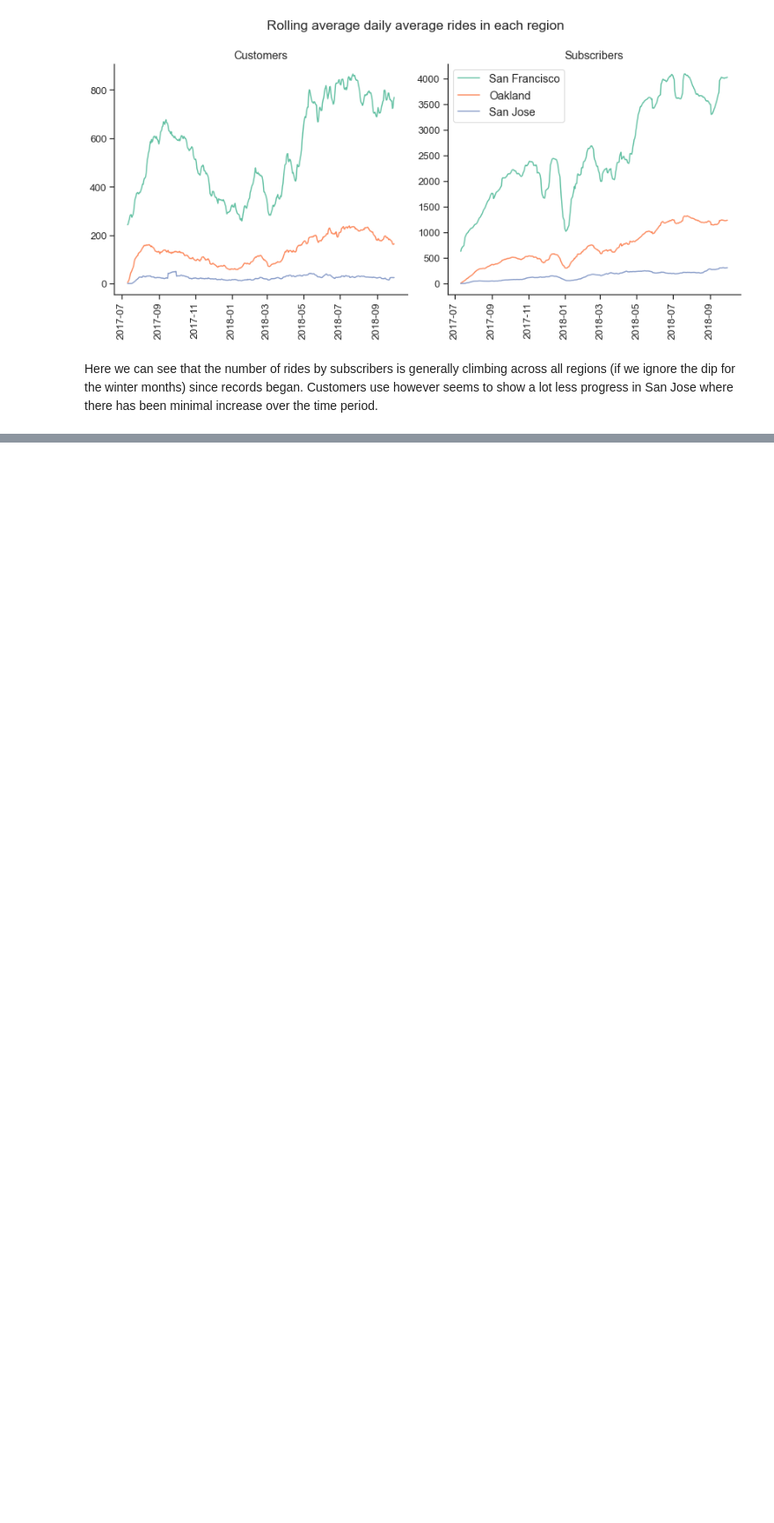
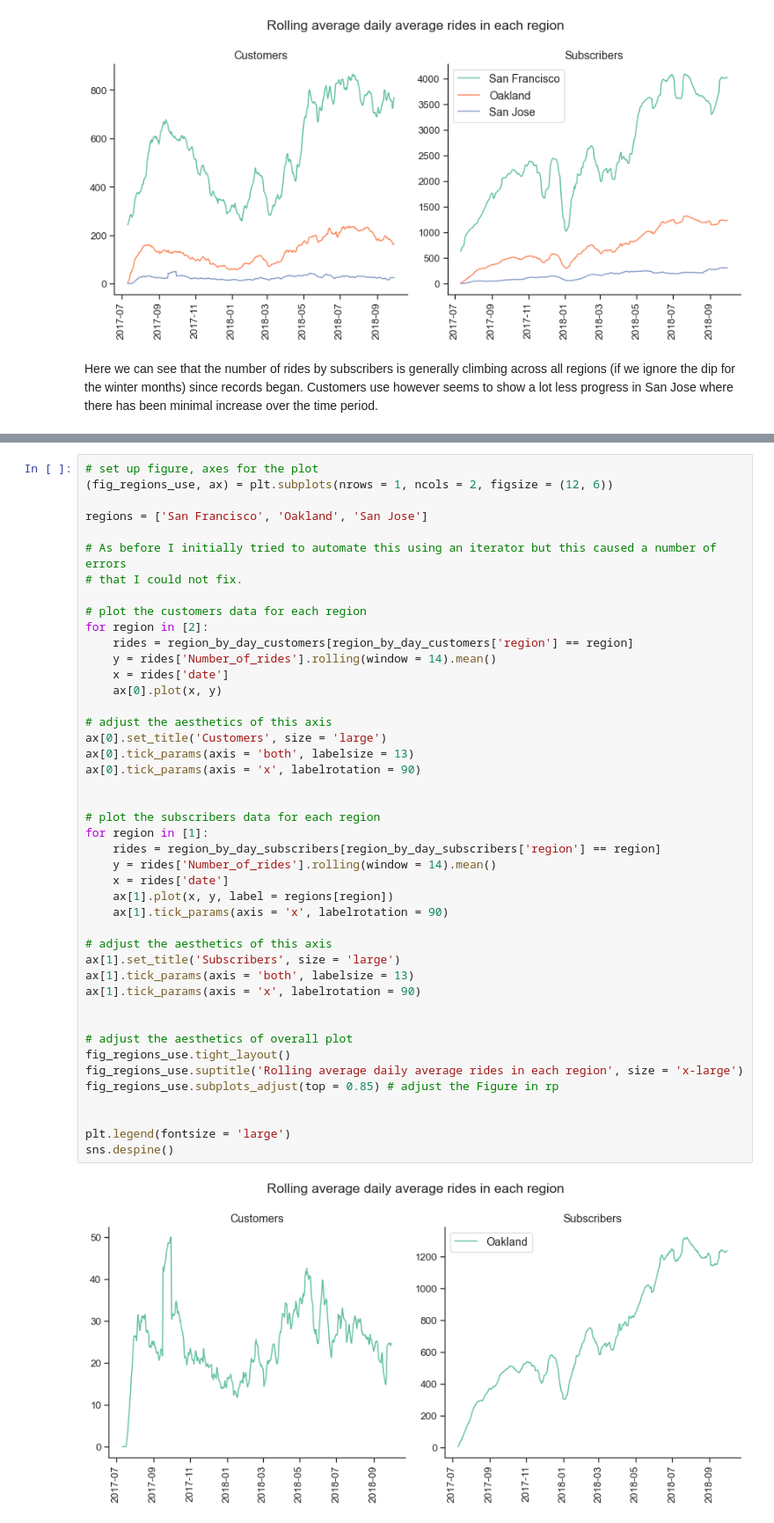
Before and after one commit to FredrickMMartin/Data_exploration_with_Python, a Jupyter notebook: Goal_2_3.ipynb, the cells around one changed output, grey strips where cells are left out. Shown at 88% size. Drawn from its saved outputs; the diff is of its cells as text; blank space fills up the shorter version.

```diff
--- a/Goal_2_3.ipynb
+++ b/Goal_2_3.ipynb
@@ -1241,0 +1288,46 @@ Customers use however seems to show a lot less progress in San Jose where there
+# %%
+# set up figure, axes for the plot
+(fig_regions_use, ax) = plt.subplots(nrows = 1, ncols = 2, figsize = (12, 6))
+
+regions = ['San Francisco', 'Oakland', 'San Jose']
+
+# As before I initially tried to automate this using an iterator but this caused a number of errors
+# that I could not fix.
+
+# plot the customers data for each region
+for region in [2]:
+    rides = region_by_day_customers[region_by_day_customers['region'] == region]
+    y = rides['Number_of_rides'].rolling(window = 14).mean()
+    x = rides['date']
+    ax[0].plot(x, y)
+
+# adjust the aesthetics of this axis
+ax[0].set_title('Customers', size = 'large')
+ax[0].tick_params(axis = 'both', labelsize = 13)
+ax[0].tick_params(axis = 'x', labelrotation = 90)
+
+
+# plot the subscribers data for each region
+for region in [1]:
+    rides = region_by_day_subscribers[region_by_day_subscribers['region'] == region]
+    y = rides['Number_of_rides'].rolling(window = 14).mean()
+    x = rides['date']
+    ax[1].plot(x, y, label = regions[region])
+    ax[1].tick_params(axis = 'x', labelrotation = 90)
+
+# adjust the aesthetics of this axis
+ax[1].set_title('Subscribers', size = 'large')
+ax[1].tick_params(axis = 'both', labelsize = 13)
+ax[1].tick_params(axis = 'x', labelrotation = 90)
+
+
+# adjust the aesthetics of overall plot
+fig_regions_use.tight_layout()
+fig_regions_use.suptitle('Rolling average daily average rides in each region', size = 'x-large')
+fig_regions_use.subplots_adjust(top = 0.85) # adjust the Figure in rp
+
+
+plt.legend(fontsize = 'large')
+sns.despine()
+# %% [output]
+[figure, added]
```
Also changed, not shown: parts of 8 cells of this notebook, 2 other files.
